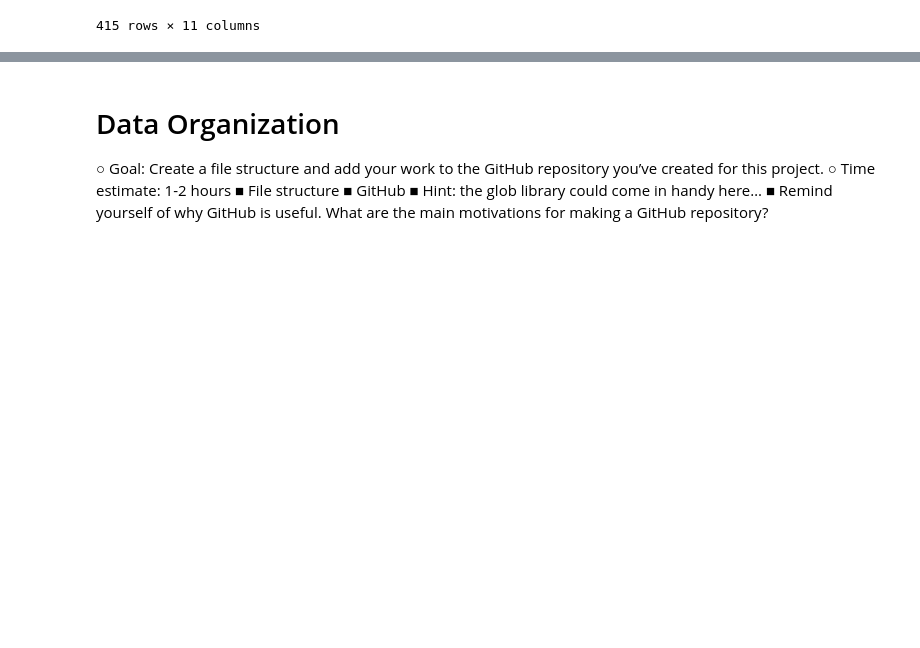
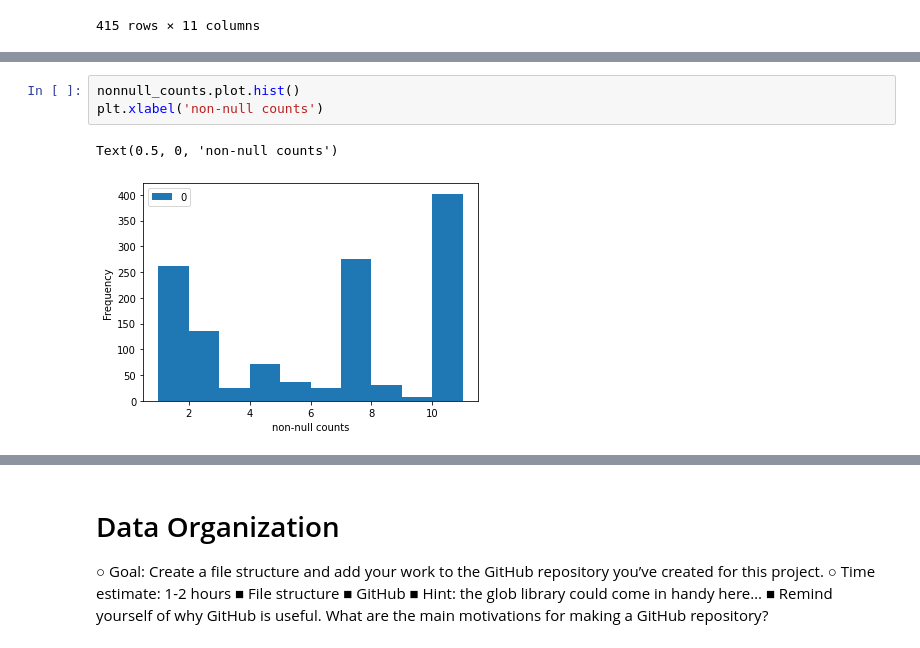
Before and after one commit to jjfrasca/Capstone_2, a Jupyter notebook: notebooks/1.0-jjf-initial-data-wrangling.ipynb, the cells around one changed output, grey strips where cells are left out. Drawn from its saved outputs; the diff is of its cells as text; blank space fills up the shorter version.

```diff
--- a/notebooks/1.0-jjf-initial-data-wrangling.ipynb
+++ b/notebooks/1.0-jjf-initial-data-wrangling.ipynb
@@ -253,0 +503,6 @@ df3_87
+# %%
+nonnull_counts.plot.hist()
+plt.xlabel('non-null counts')
+# %% [output]
+Text(0.5, 0, 'non-null counts')
+[figure, added]
```
Also changed, not shown: parts of 38 cells of this notebook, 2 other files.
